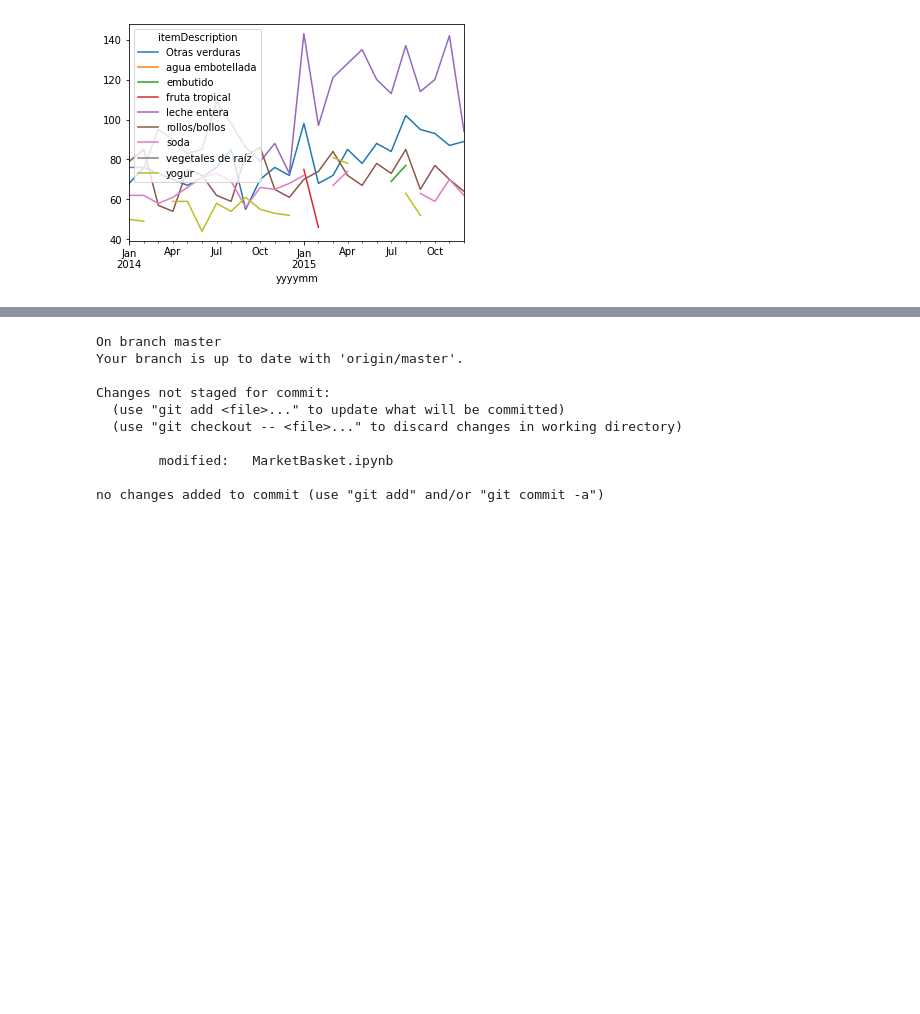
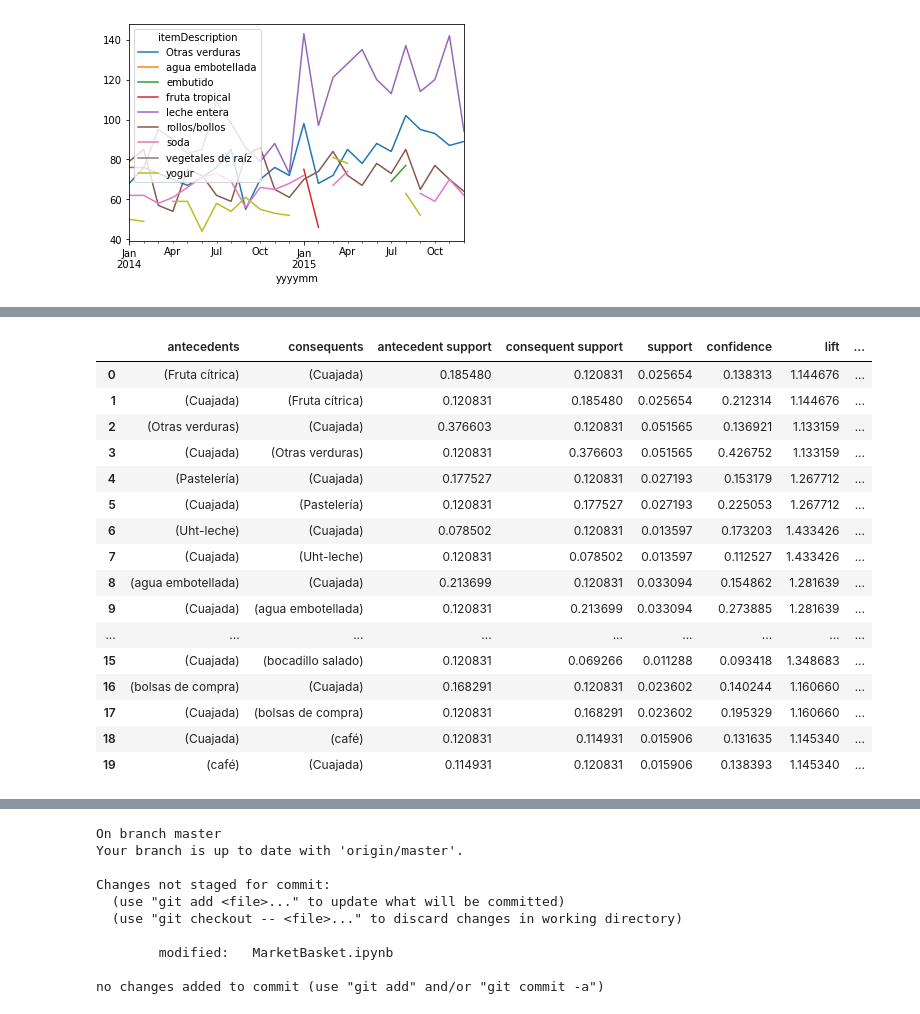
Before and after one commit to MauricioACN/MarketBasketAnalysis, a Jupyter notebook: MarketBasket.ipynb, the cells around one changed output, grey strips where cells are left out. Drawn from its saved outputs; the diff is of its cells as text; code cells hidden in the pictures; blank space fills up the shorter version.

```diff
--- a/MarketBasket.ipynb
+++ b/MarketBasket.ipynb
@@ -130,0 +286,21 @@ top_5_by_year.pivot(index="yyyymm",columns="itemDescription",values="Member_numb
+# %%
+rules=mlxtend.frequent_patterns.association_rules(md_minsup, metric="confidence",min_threshold=0.06,support_only=False)
+rules.head(20)
+# %% [output]
+|  | antecedents | consequents | antecedent support | consequent support | support | confidence | lift | ... |
+| 0 | (Fruta cítrica) | (Cuajada) | 0.185480 | 0.120831 | 0.025654 | 0.138313 | 1.144676 | ... |
+| 1 | (Cuajada) | (Fruta cítrica) | 0.120831 | 0.185480 | 0.025654 | 0.212314 | 1.144676 | ... |
+| 2 | (Otras verduras) | (Cuajada) | 0.376603 | 0.120831 | 0.051565 | 0.136921 | 1.133159 | ... |
+| 3 | (Cuajada) | (Otras verduras) | 0.120831 | 0.376603 | 0.051565 | 0.426752 | 1.133159 | ... |
+| 4 | (Pastelería) | (Cuajada) | 0.177527 | 0.120831 | 0.027193 | 0.153179 | 1.267712 | ... |
+| 5 | (Cuajada) | (Pastelería) | 0.120831 | 0.177527 | 0.027193 | 0.225053 | 1.267712 | ... |
+| 6 | (Uht-leche) | (Cuajada) | 0.078502 | 0.120831 | 0.013597 | 0.173203 | 1.433426 | ... |
+| 7 | (Cuajada) | (Uht-leche) | 0.120831 | 0.078502 | 0.013597 | 0.112527 | 1.433426 | ... |
+| 8 | (agua embotellada) | (Cuajada) | 0.213699 | 0.120831 | 0.033094 | 0.154862 | 1.281639 | ... |
+| 9 | (Cuajada) | (agua embotellada) | 0.120831 | 0.213699 | 0.033094 | 0.273885 | 1.281639 | ... |
+| ... | ... | ... | ... | ... | ... | ... | ... | ... |
+| 15 | (Cuajada) | (bocadillo salado) | 0.120831 | 0.069266 | 0.011288 | 0.093418 | 1.348683 | ... |
+| 16 | (bolsas de compra) | (Cuajada) | 0.168291 | 0.120831 | 0.023602 | 0.140244 | 1.160660 | ... |
+| 17 | (Cuajada) | (bolsas de compra) | 0.120831 | 0.168291 | 0.023602 | 0.195329 | 1.160660 | ... |
+| 18 | (Cuajada) | (café) | 0.120831 | 0.114931 | 0.015906 | 0.131635 | 1.145340 | ... |
+| 19 | (café) | (Cuajada) | 0.114931 | 0.120831 | 0.015906 | 0.138393 | 1.145340 | ... |
```
Also changed, not shown: parts of 20 cells of this notebook.
